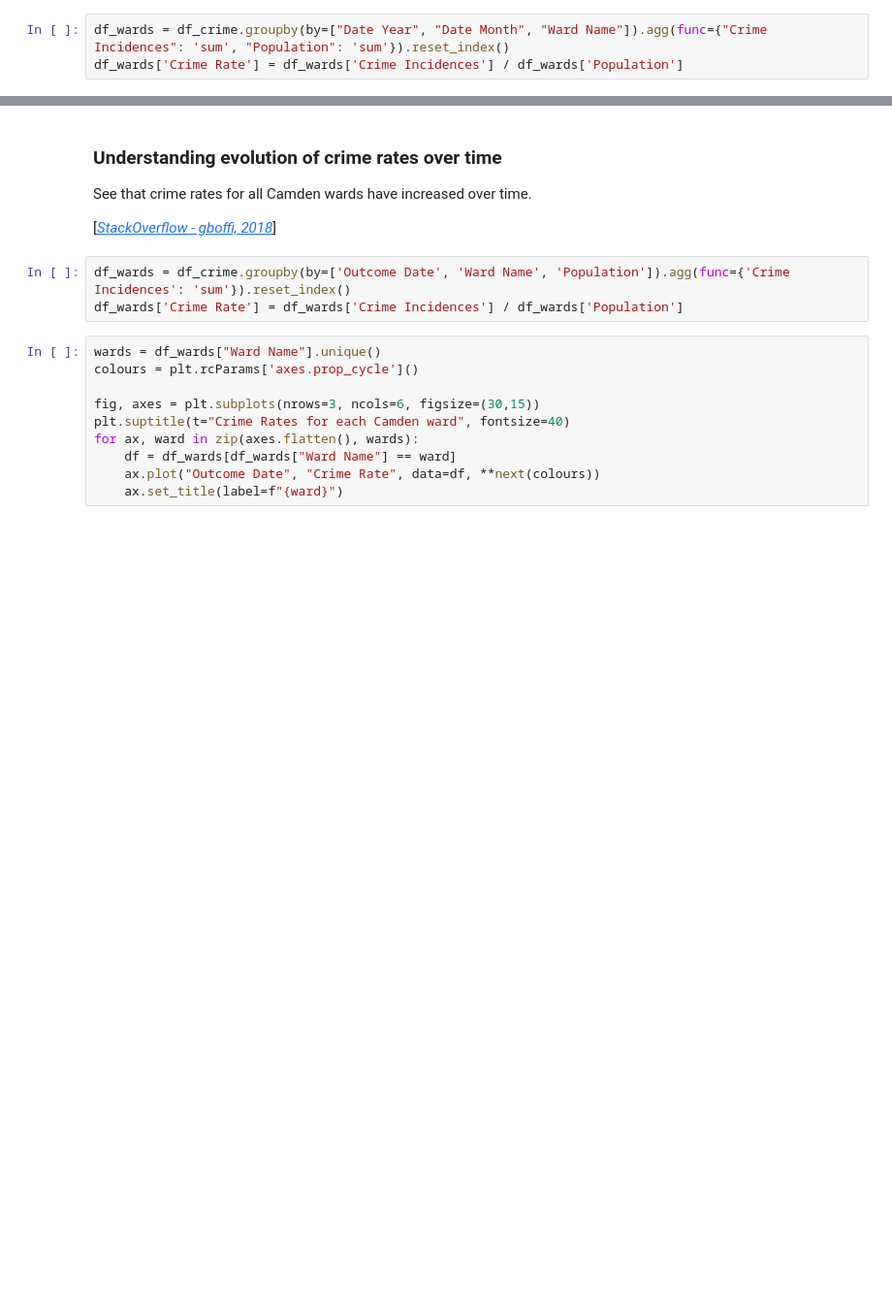
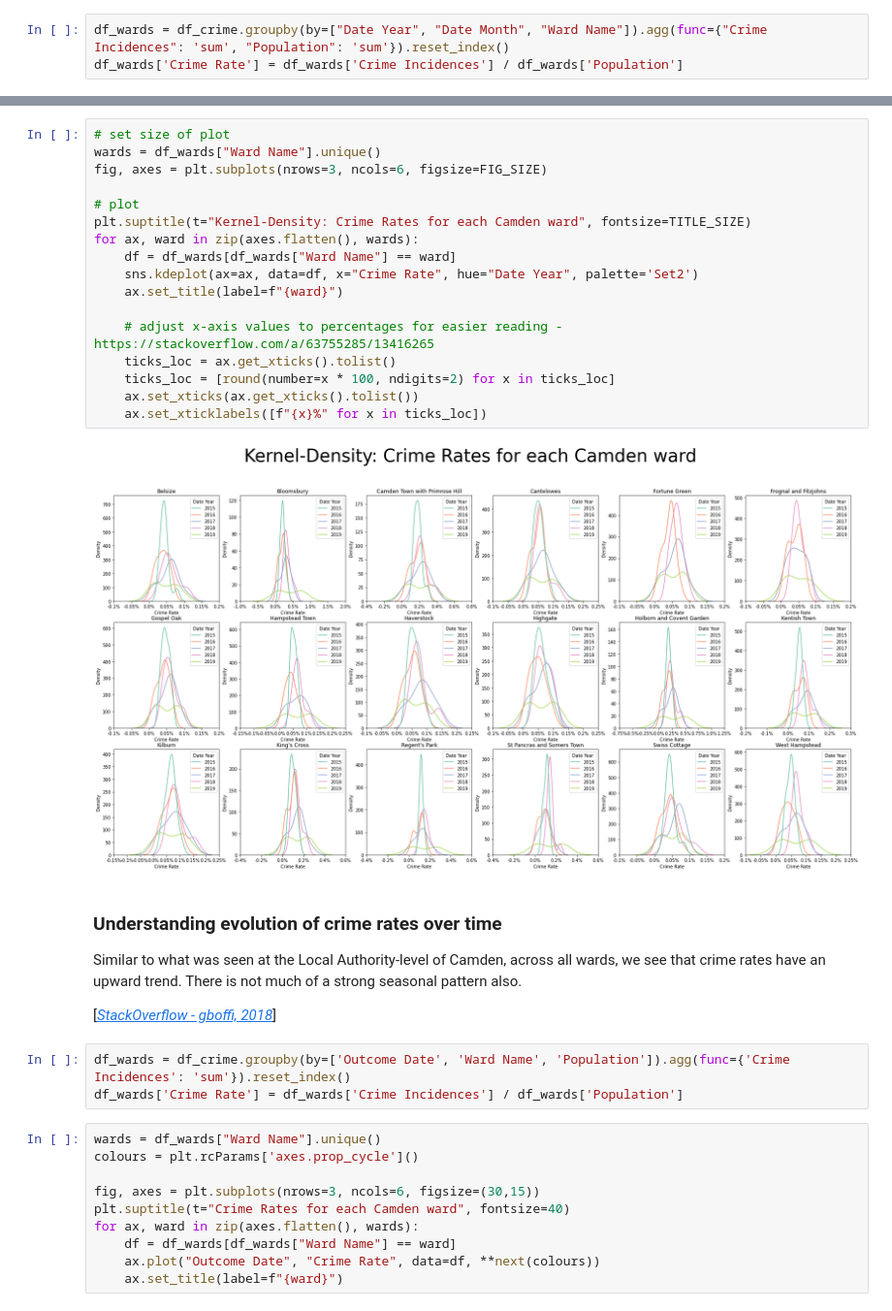
Before and after one commit to avisionh/camdencrime, a Jupyter notebook: notebooks/02_crime_ward.ipynb, the cells around one changed output, grey strips where cells are left out. Shown at 97% size. Cells and saved outputs as stored; diff of their text form; blank space fills up the shorter version.

Commit message:
docs: Add commentary to plots
This is so we can interpret what crime rates are like for each ward.

```diff
--- a/notebooks/02_crime_ward.ipynb
+++ b/notebooks/02_crime_ward.ipynb
@@ -138,6 +139,25 @@ Lorem ipsum dolar sit amet...
+# %%
+# set size of plot
+wards = df_wards["Ward Name"].unique()
+fig, axes = plt.subplots(nrows=3, ncols=6, figsize=FIG_SIZE)
+
+# plot
+plt.suptitle(t="Kernel-Density: Crime Rates for each Camden ward", fontsize=TITLE_SIZE)
+for ax, ward in zip(axes.flatten(), wards):
+    df = df_wards[df_wards["Ward Name"] == ward]
+    sns.kdeplot(ax=ax, data=df, x="Crime Rate", hue="Date Year", palette='Set2')
+    ax.set_title(label=f"{ward}")
+
+    # adjust x-axis values to percentages for easier reading - https://stackoverflow.com/a/63755285/13416265
+    ticks_loc = ax.get_xticks().tolist()
+    ticks_loc = [round(number=x * 100, ndigits=2) for x in ticks_loc]
+    ax.set_xticks(ax.get_xticks().tolist())
+    ax.set_xticklabels([f"{x}%" for x in ticks_loc])
+# %% [output]
+[figure, added]
 # %% [markdown]
 ### Understanding evolution of crime rates over time
-See that crime rates for all Camden wards have increased over time.
+Similar to what was seen at the Local Authority-level of Camden, across all wards, we see that crime rates have an upward trend. There is not much of a strong seasonal pattern also.
 
 [[*StackOverflow - gboffi, 2018*](https://stackoverflow.com/a/53681489/13416265)]
 # %%
```
Also changed, not shown: parts of 5 cells of this notebook.
